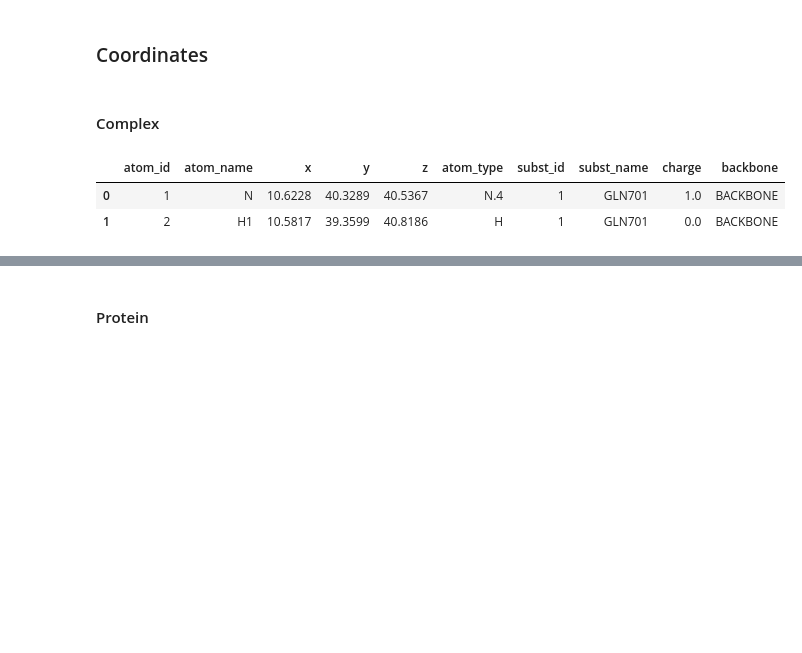
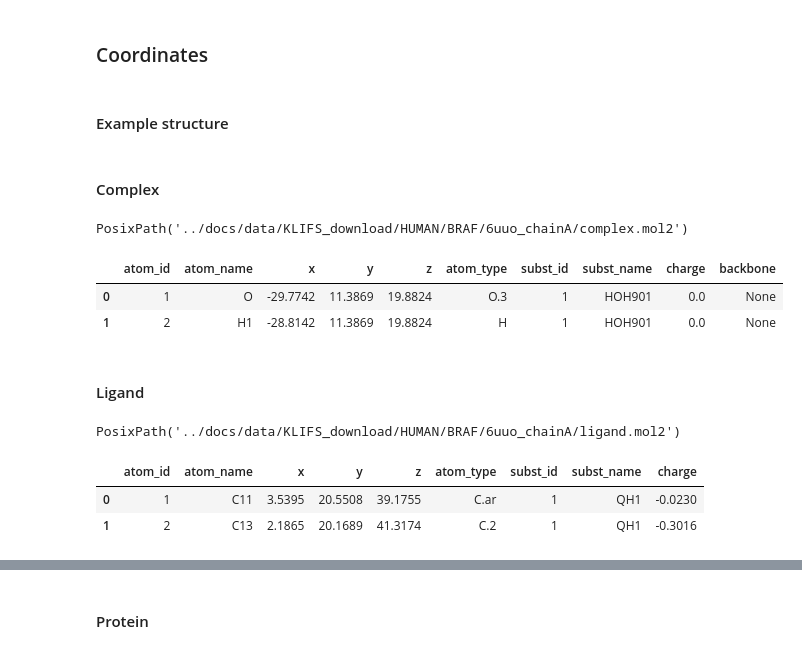
Before and after one commit to volkamerlab/klifs_utils, a Jupyter notebook: docs/tutorial.ipynb, the cells around one changed output, grey strips where cells are left out. Saved outputs shown, nothing was run; the diff lists cells and outputs as text; code cells hidden in the pictures; blank space fills up the shorter version.

```diff
--- a/docs/tutorial.ipynb
+++ b/docs/tutorial.ipynb
@@ -267,3 +273,5 @@ PATH_TO_KLIFS_DOWNLOAD = Path('/home/dominique/Documents/Work/Data/KLIFS_downloa
+# %%
+PATH_TO_KLIFS_DOWNLOAD = Path('../docs/data')
 # %% [markdown]
 ### Initialize
 # %%
@@ -351,24 +340,37 @@ klifs.local.kinases.kinases_from_kinase_ids(klifs_metadata, kinase_ids=[533, 531
 ### Structures
 # %% [markdown]
 ### Coordinates
+# %% [markdown]
+#### Example structure
 # %%
 species = 'human'
-kinase_name = 'EGFR'
-pdb_id = '3w2s'
-alt = 'A'
+kinase_name = 'BRAF'
+pdb_id = '6uuo'
+alt = '-'
 chain = 'A'
 # %% [markdown]
 #### Complex
+# %%
+file_path = klifs.util.file_path(PATH_TO_KLIFS_DOWNLOAD, species, kinase_name, pdb_id, alt, chain, 'complex', 'mol2', True)
+file_path
+# %% [output]
+PosixPath('../docs/data/KLIFS_download/HUMAN/BRAF/6uuo_chainA/complex.mol2')
 # %%
-klifs.local.coordinates.complex.mol2_to_dataframe(
-    PATH_TO_KLIFS_DOWNLOAD,
-    species,
-    kinase_name,
-    pdb_id,
-    alt,
-    chain
-).head(2)
+klifs.local.coordinates.load(file_path).head(2)
 # %% [output]
 |  | atom_id | atom_name | x | y | z | atom_type | subst_id | subst_name | charge | backbone |
-| 0 | 1 | N | 10.6228 | 40.3289 | 40.5367 | N.4 | 1 | GLN701 | 1.0 | BACKBONE |
-| 1 | 2 | H1 | 10.5817 | 39.3599 | 40.8186 | H | 1 | GLN701 | 0.0 | BACKBONE |
+| 0 | 1 | O | -29.7742 | 11.3869 | 19.8824 | O.3 | 1 | HOH901 | 0.0 | None |
+| 1 | 2 | H1 | -28.8142 | 11.3869 | 19.8824 | H | 1 | HOH901 | 0.0 | None |
+# %% [markdown]
+#### Ligand
+# %%
+file_path = klifs.util.file_path(PATH_TO_KLIFS_DOWNLOAD, species, kinase_name, pdb_id, alt, chain, 'ligand', 'mol2', True)
+file_path
+# %% [output]
+PosixPath('../docs/data/KLIFS_download/HUMAN/BRAF/6uuo_chainA/ligand.mol2')
+# %%
+klifs.local.coordinates.load(file_path).head(2)
+# %% [output]
+|  | atom_id | atom_name | x | y | z | atom_type | subst_id | subst_name | charge |
+| 0 | 1 | C11 | 3.5395 | 20.5508 | 39.1755 | C.ar | 1 | QH1 | -0.0230 |
+| 1 | 2 | C13 | 2.1865 | 20.1689 | 41.3174 | C.2 | 1 | QH1 | -0.3016 |
```
Also changed, not shown: parts of 33 cells of this notebook, 17 other files.
